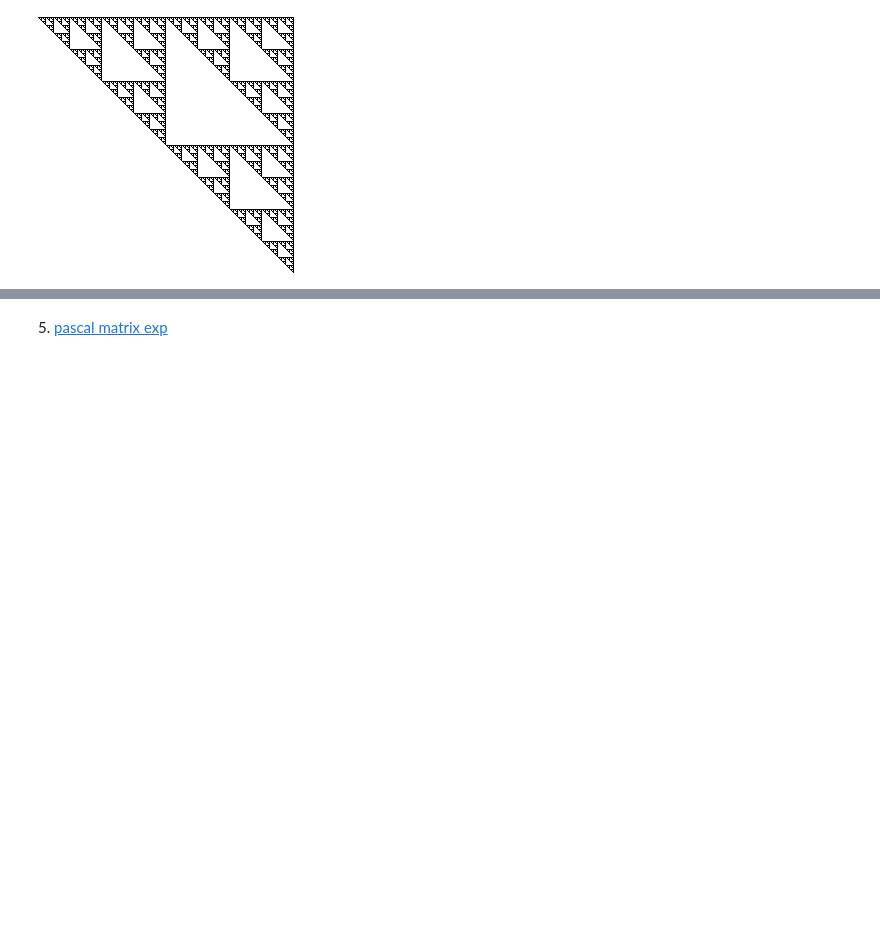
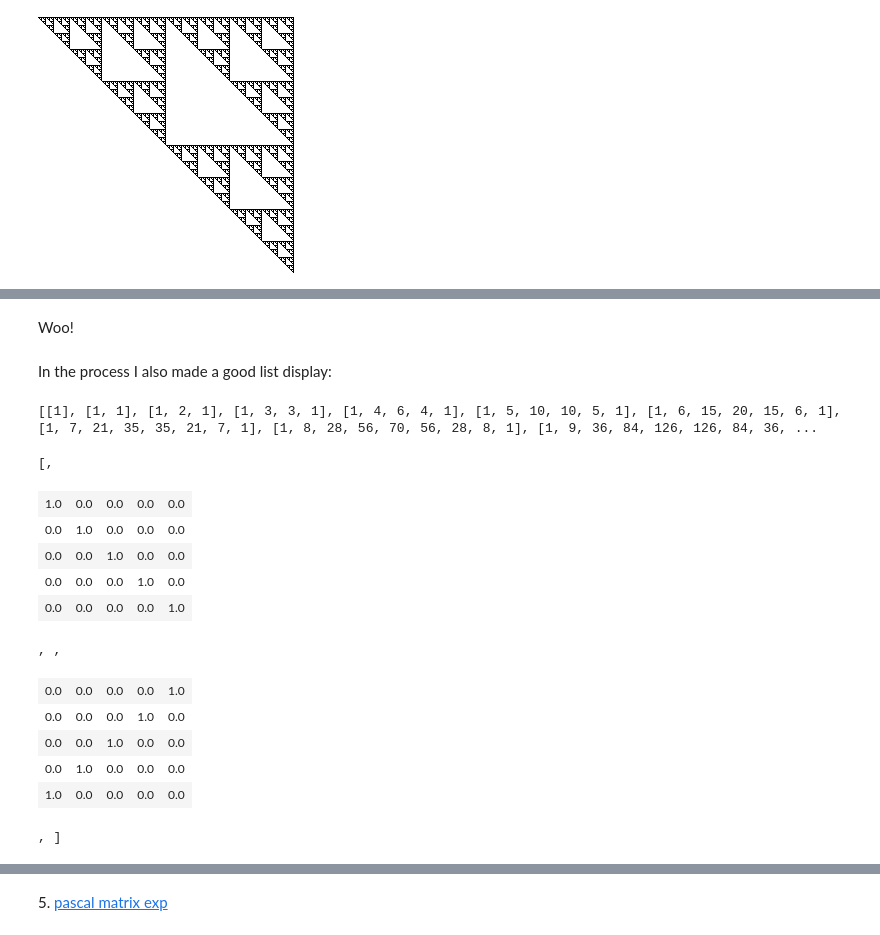
Before and after one commit to freshwater/freshwater.github.io, a Jupyter notebook: misc/sierpinski_python.ipynb, the cells around one changed output, grey strips where cells are left out. Drawn from its saved outputs; the diff is of its cells as text; code cells hidden in the pictures; blank space fills up the shorter version.

```diff
--- a/misc/sierpinski_python.ipynb
+++ b/misc/sierpinski_python.ipynb
@@ -226,0 +268,26 @@ misc.toimage((1 - np.array(pascal_grid(2**8)) % 4))
+# %% [markdown]
+Woo!
+# %% [markdown]
+In the process I also made a good list display:
+# %%
+List(pascal_array(16))
+# %% [output]
+[[1], [1, 1], [1, 2, 1], [1, 3, 3, 1], [1, 4, 6, 4, 1], [1, 5, 10, 10, 5, 1], [1, 6, 15, 20, 15, 6, 1], [1, 7, 21, 35, 35, 21, 7, 1], [1, 8, 28, 56, 70, 56, 28, 8, 1], [1, 9, 36, 84, 126, 126, 84, 36, ...
+# %%
+List([graphics(["greenyellow", "stroke: none", disk()]), Table(np.identity(5)),
+      graphics(["green", "stroke: none", disk()]), Table(np.identity(5)[::-1]),
+      graphics(["yellowgreen", "stroke: none", disk()])])
+# %% [output]
+[,
+| 1.0 | 0.0 | 0.0 | 0.0 | 0.0 |
+| 0.0 | 1.0 | 0.0 | 0.0 | 0.0 |
+| 0.0 | 0.0 | 1.0 | 0.0 | 0.0 |
+| 0.0 | 0.0 | 0.0 | 1.0 | 0.0 |
+| 0.0 | 0.0 | 0.0 | 0.0 | 1.0 |
+, ,
+| 0.0 | 0.0 | 0.0 | 0.0 | 1.0 |
+| 0.0 | 0.0 | 0.0 | 1.0 | 0.0 |
+| 0.0 | 0.0 | 1.0 | 0.0 | 0.0 |
+| 0.0 | 1.0 | 0.0 | 0.0 | 0.0 |
+| 1.0 | 0.0 | 0.0 | 0.0 | 0.0 |
+, ]
```
Also changed, not shown: parts of 36 cells of this notebook, 4 other files.
